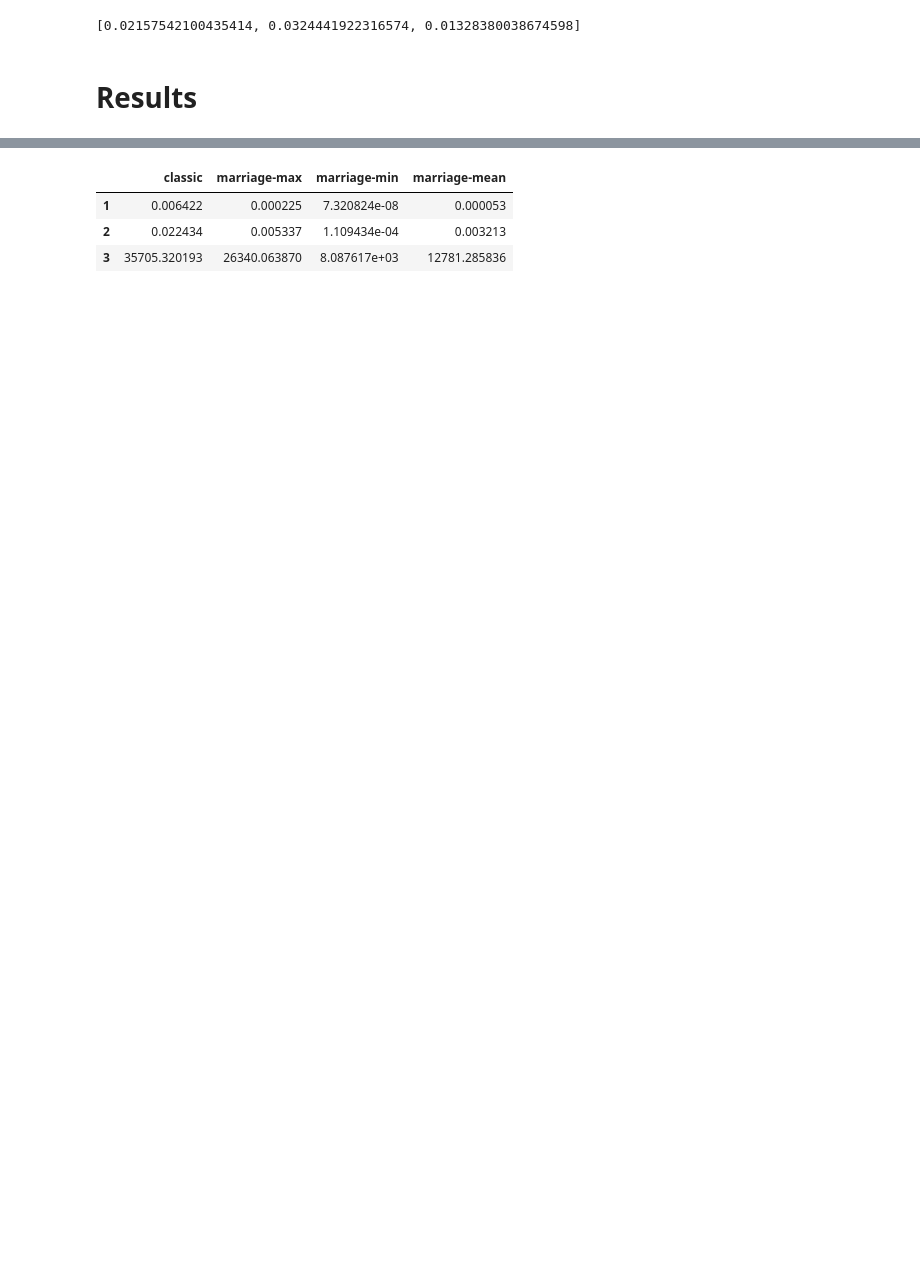
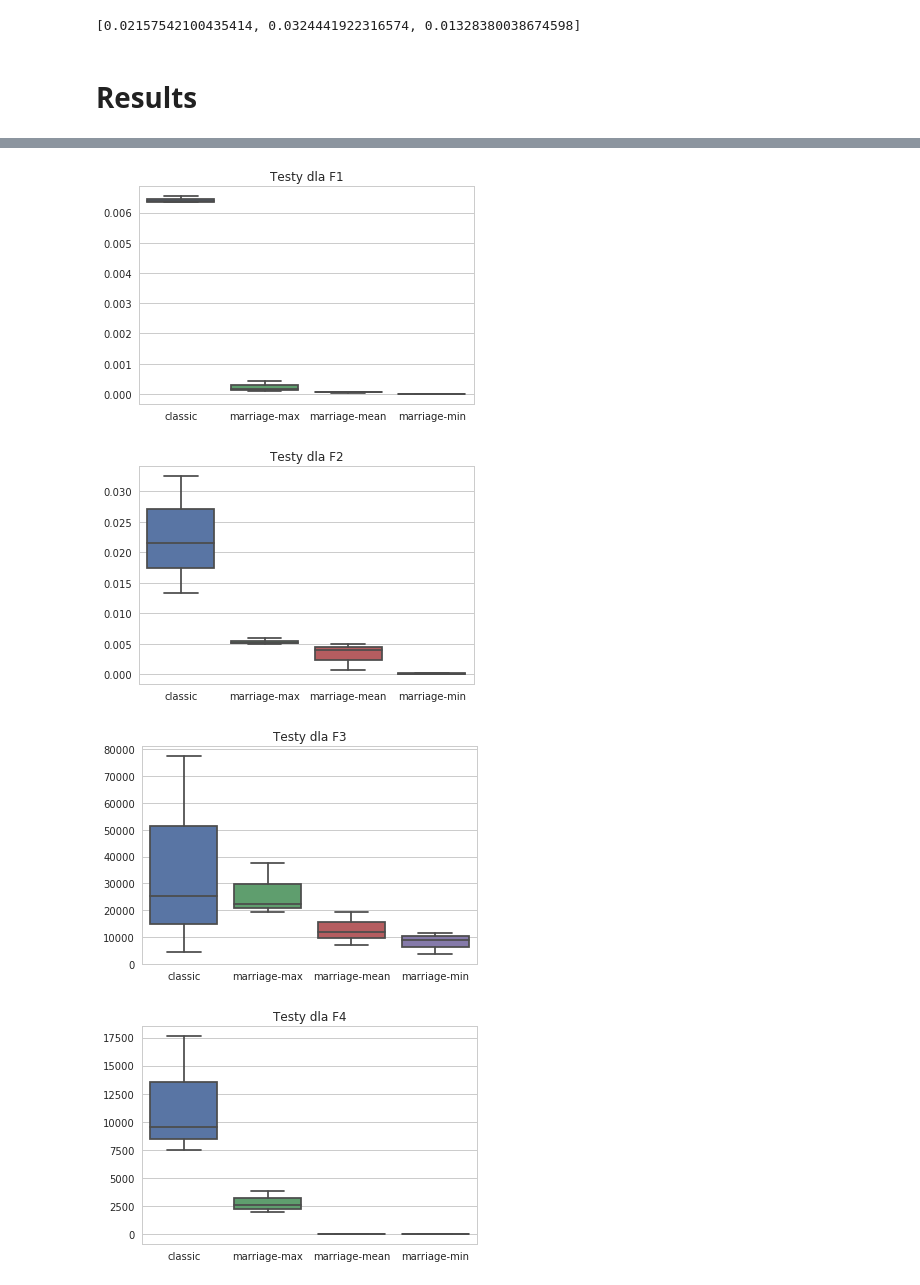
Before and after one commit to maciej3031/evolutionary_algorithm, a Jupyter notebook: Tests_analysis.ipynb, the cells around one changed output, grey strips where cells are left out. Saved outputs shown, nothing was run; the diff lists cells and outputs as text; code cells hidden in the pictures; blank space fills up the shorter version.

```diff
--- a/Tests_analysis.ipynb
+++ b/Tests_analysis.ipynb
@@ -139,7 +189,7 @@ print_covergence_graphs(["Test0"], np.mean)
-# %%
-print_comp_tables(["Test0"], np.mean)
-# %% [output]
-|  | classic | marriage-max | marriage-min | marriage-mean |
-| 1 | 0.006422 | 0.000225 | 7.320824e-08 | 0.000053 |
-| 2 | 0.022434 | 0.005337 | 1.109434e-04 | 0.003213 |
-| 3 | 35705.320193 | 26340.063870 | 8.087617e+03 | 12781.285836 |
+# %%
+print_boxplots(["Test0"])
+# %% [output]
+[figure, added]
+[figure, added]
+[figure, added]
+[figure, added]
```
Also changed, not shown: parts of 11 cells of this notebook.
